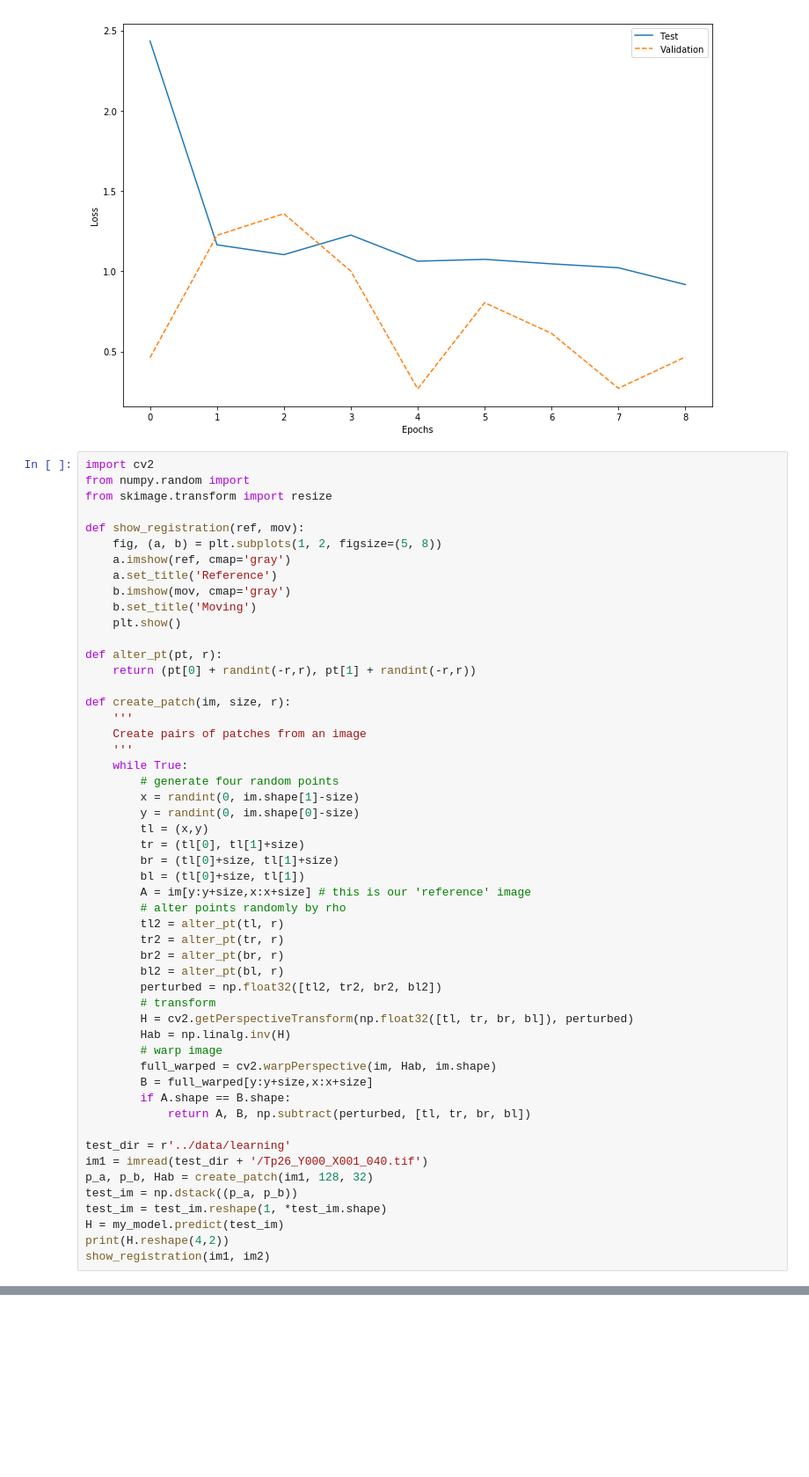
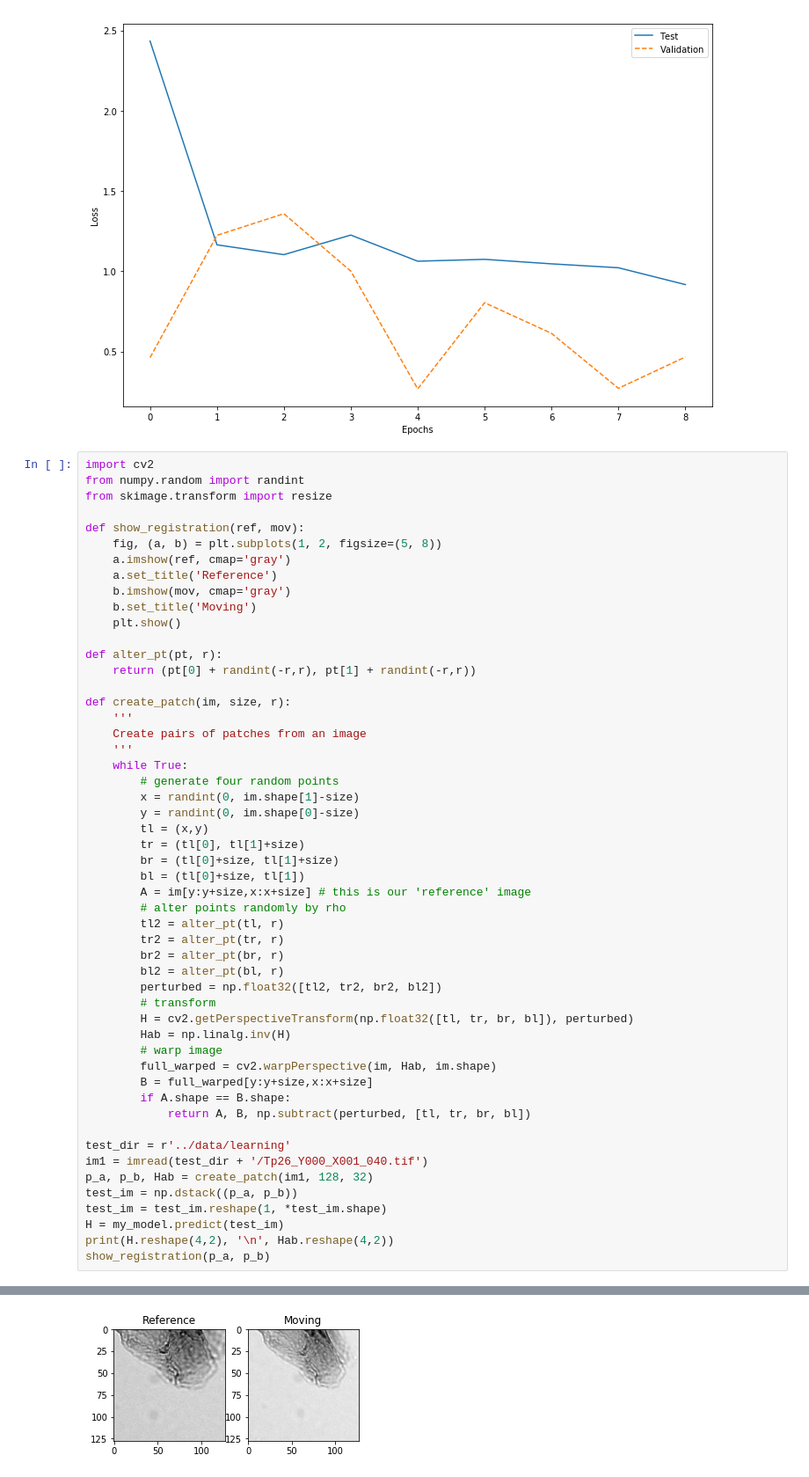
Before and after one commit to tristaaan/stitch-eval, a Jupyter notebook: notebooks/HomograpyNet.ipynb, the cells around one changed output, grey strips where cells are left out. Shown: that part at 88% size. Saved outputs shown, nothing was run; the diff lists cells and outputs as text; blank space fills up the shorter version.

```diff
--- a/notebooks/HomograpyNet.ipynb
+++ b/notebooks/HomograpyNet.ipynb
@@ -302,7 +302,7 @@ plt.show()
 [figure]
 # %%
 import cv2
-from numpy.random import
+from numpy.random import randint
 from skimage.transform import resize
 
 def show_registration(ref, mov):
@@ -350,6 +350,6 @@ p_a, p_b, Hab = create_patch(im1, 128, 32)
 test_im = np.dstack((p_a, p_b))
 test_im = test_im.reshape(1, *test_im.shape)
 H = my_model.predict(test_im)
-print(H.reshape(4,2))
-show_registration(im1, im2)
+print(H.reshape(4,2), '\n', Hab.reshape(4,2))
+show_registration(p_a, p_b)
 # %% [output]
@@ -356,0 +364 @@ NameError: name 'randint' is not defined
+[figure, added]
```
Also changed, not shown: parts of 1 cell of this notebook.
